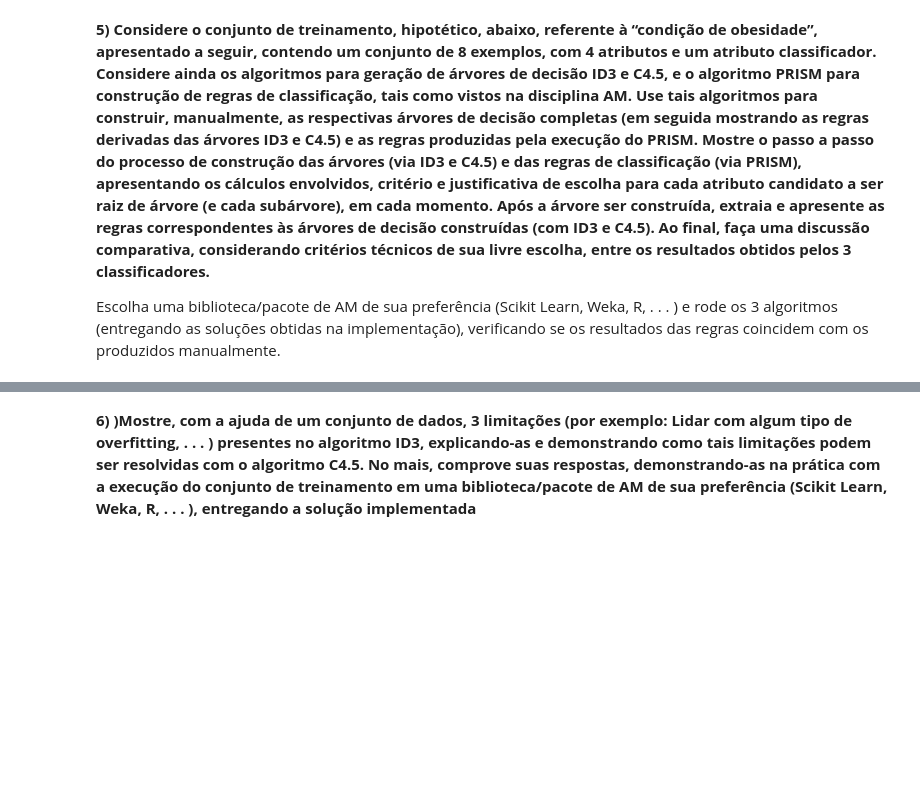
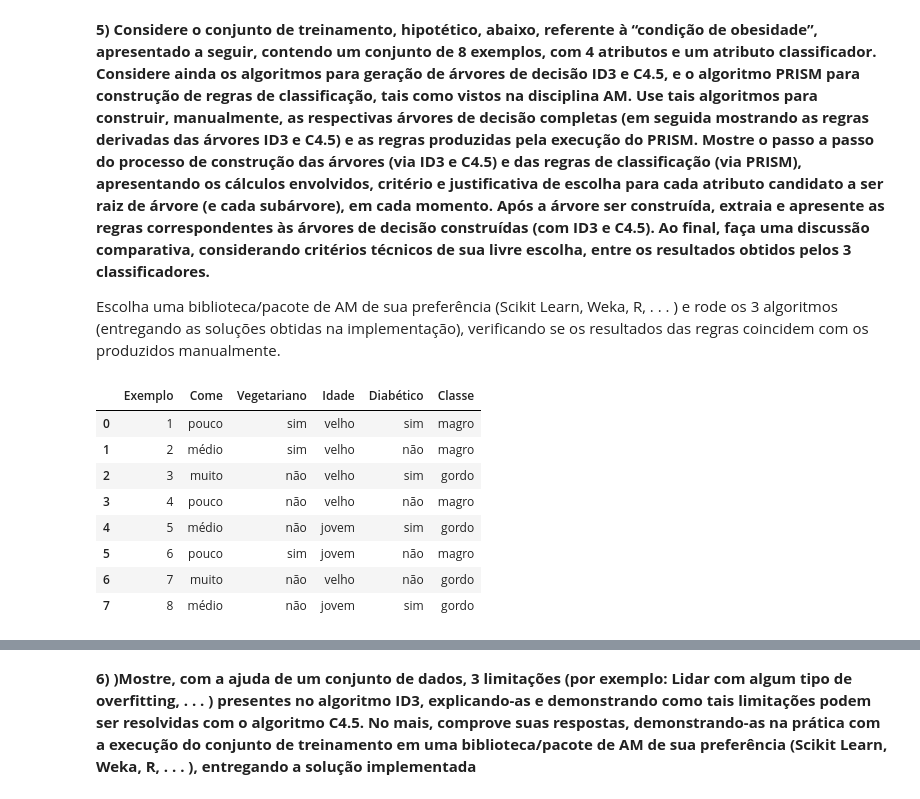
Before and after one commit to flaviohahn/ApMaquina, a Jupyter notebook: Prova_AM.ipynb, the cells around one changed output, grey strips where cells are left out. Drawn from its saved outputs; the diff is of its cells as text; code cells hidden in the pictures; blank space fills up the shorter version.

```diff
--- a/Prova_AM.ipynb
+++ b/Prova_AM.ipynb
@@ -165,3 +285,27 @@ C) Não considera a classe equilibrada (ignora os objetos de classe equilibrada)
 
 Escolha uma biblioteca/pacote de AM de sua preferência (Scikit Learn, Weka,
 R, . . . ) e rode os 3 algoritmos (entregando as soluções obtidas na implementação), verificando se os resultados das regras coincidem com os produzidos manualmente.
+# %%
+#Realizando as importações
+import pandas as pd
+import numpy as np
+import requests
+from sklearn.model_selection import train_test_split
+from sklearn.neural_network import MLPClassifier
+from sklearn import svm
+
+
+#Criando o dataset:
+urlCinco = 'https://raw.githubusercontent.com/flaviohahn/ApMaquina/master/am_quest_5.csv'
+dataComida = pd.read_csv(urlCinco, sep=';')
+dataComida.head(9)
+# %% [output]
+|  | Exemplo | Come | Vegetariano | Idade | Diabético | Classe |
+| 0 | 1 | pouco | sim | velho | sim | magro |
+| 1 | 2 | médio | sim | velho | não | magro |
+| 2 | 3 | muito | não | velho | sim | gordo |
+| 3 | 4 | pouco | não | velho | não | magro |
+| 4 | 5 | médio | não | jovem | sim | gordo |
+| 5 | 6 | pouco | sim | jovem | não | magro |
+| 6 | 7 | muito | não | velho | não | gordo |
+| 7 | 8 | médio | não | jovem | sim | gordo |
```
Also changed, not shown: parts of 13 cells of this notebook.
